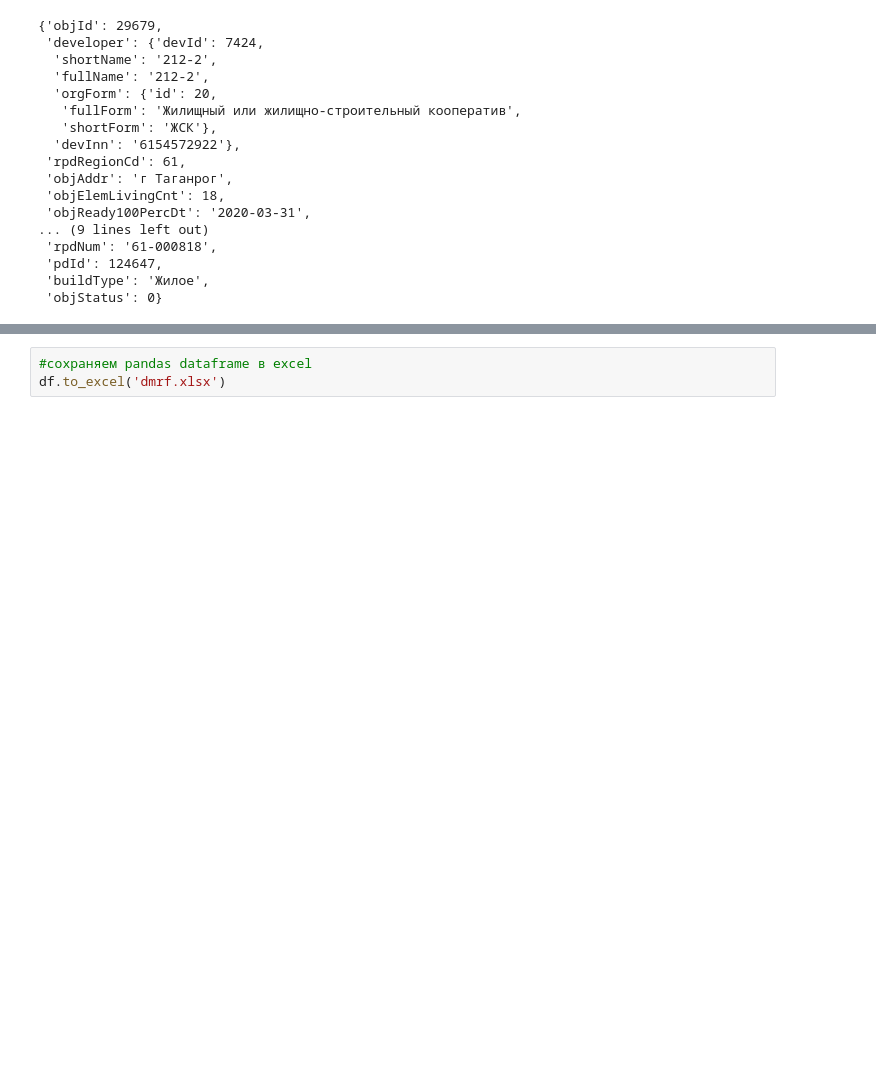
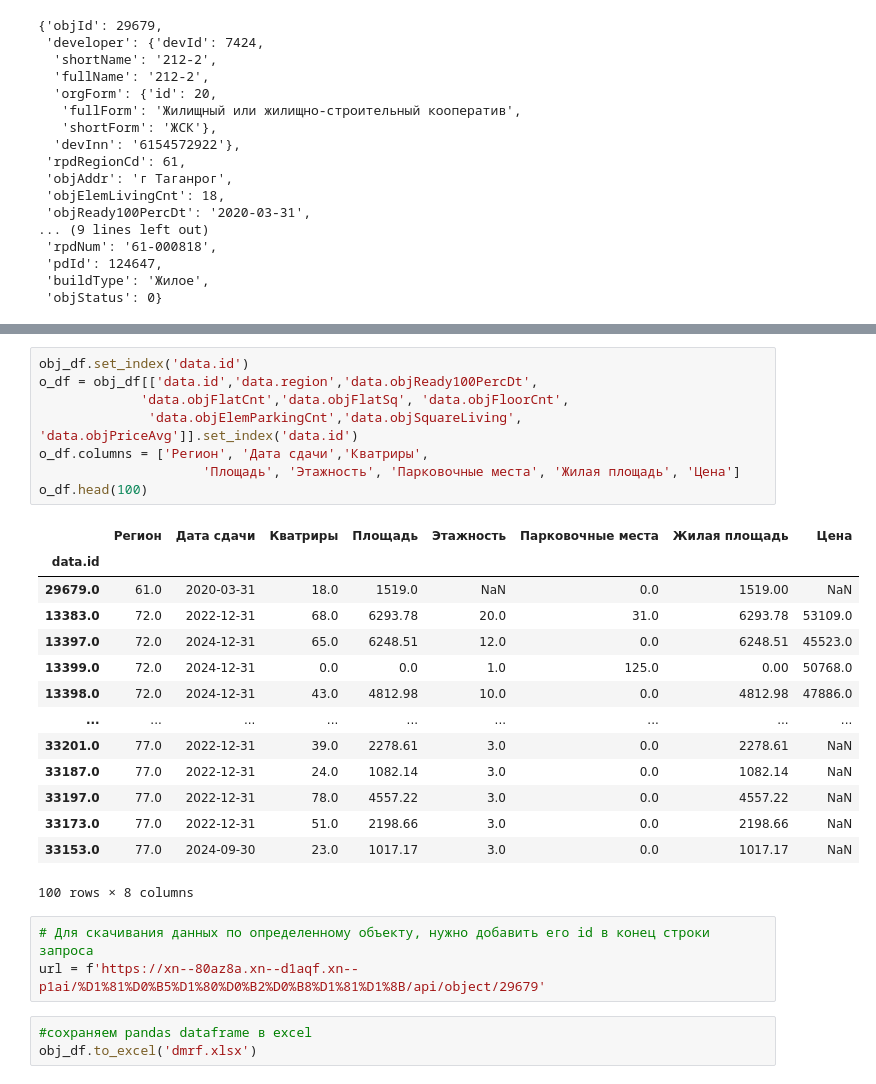
Before and after one commit to Lapina-SL/ds-reboot, a Jupyter notebook: Task1/Task1_dmrf.ipynb, the cells around one changed output, grey strips where cells are left out. Saved outputs shown, nothing was run; the diff lists cells and outputs as text; blank space fills up the shorter version.

```diff
--- a/Task1/Task1_dmrf.ipynb
+++ b/Task1/Task1_dmrf.ipynb
@@ -83,5 +115,31 @@ df.head(10)
+# %%
+obj_df.set_index('data.id')
+o_df = obj_df[['data.id','data.region','data.objReady100PercDt',
+             'data.objFlatCnt','data.objFlatSq', 'data.objFloorCnt',
+              'data.objElemParkingCnt','data.objSquareLiving', 'data.objPriceAvg']].set_index('data.id')
+o_df.columns = ['Регион', 'Дата сдачи','Кватриры',
+                     'Площадь', 'Этажность', 'Парковочные места', 'Жилая площадь', 'Цена']
+o_df.head(100)
+# %% [output]
+|  | Регион | Дата сдачи | Кватриры | Площадь | Этажность | Парковочные места | Жилая площадь | Цена |
+| data.id |  |  |  |  |  |  |  |  |
+| 29679.0 | 61.0 | 2020-03-31 | 18.0 | 1519.0 | NaN | 0.0 | 1519.00 | NaN |
+| 13383.0 | 72.0 | 2022-12-31 | 68.0 | 6293.78 | 20.0 | 31.0 | 6293.78 | 53109.0 |
+| 13397.0 | 72.0 | 2024-12-31 | 65.0 | 6248.51 | 12.0 | 0.0 | 6248.51 | 45523.0 |
+| 13399.0 | 72.0 | 2024-12-31 | 0.0 | 0.0 | 1.0 | 125.0 | 0.00 | 50768.0 |
+| 13398.0 | 72.0 | 2024-12-31 | 43.0 | 4812.98 | 10.0 | 0.0 | 4812.98 | 47886.0 |
+| ... | ... | ... | ... | ... | ... | ... | ... | ... |
+| 33201.0 | 77.0 | 2022-12-31 | 39.0 | 2278.61 | 3.0 | 0.0 | 2278.61 | NaN |
+| 33187.0 | 77.0 | 2022-12-31 | 24.0 | 1082.14 | 3.0 | 0.0 | 1082.14 | NaN |
+| 33197.0 | 77.0 | 2022-12-31 | 78.0 | 4557.22 | 3.0 | 0.0 | 4557.22 | NaN |
+| 33173.0 | 77.0 | 2022-12-31 | 51.0 | 2198.66 | 3.0 | 0.0 | 2198.66 | NaN |
+| 33153.0 | 77.0 | 2024-09-30 | 23.0 | 1017.17 | 3.0 | 0.0 | 1017.17 | NaN |
+100 rows × 8 columns
+# %%
+# Для скачивания данных по определенному объекту, нужно добавить его id в конец строки запроса
+url = f'https://xn--80az8a.xn--d1aqf.xn--p1ai/%D1%81%D0%B5%D1%80%D0%B2%D0%B8%D1%81%D1%8B/api/object/29679'
 # %%
 #сохраняем pandas dataframe в excel
-df.to_excel('dmrf.xlsx')
+obj_df.to_excel('dmrf.xlsx')
 # %%
 #сохраняем pandas dataframe pickle
```
Also changed, not shown: parts of 15 cells of this notebook, 3 other files.
